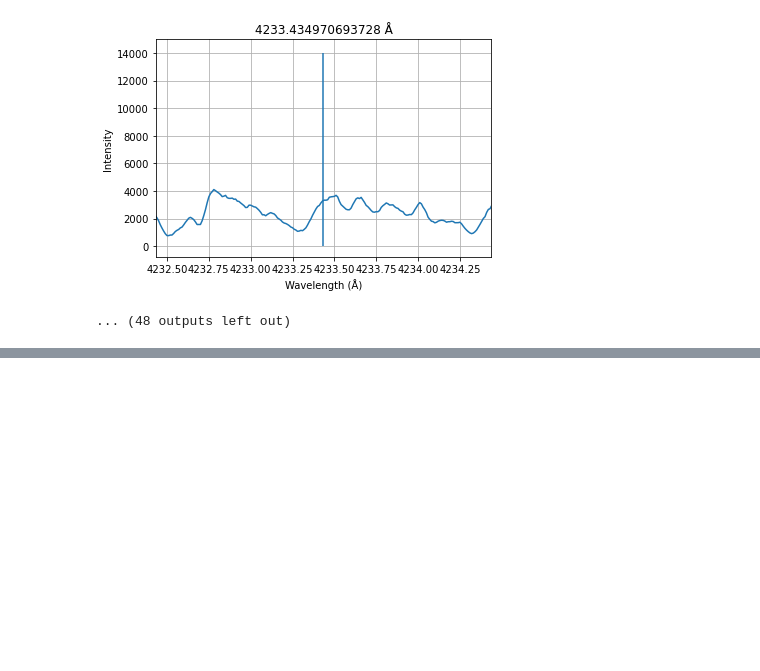
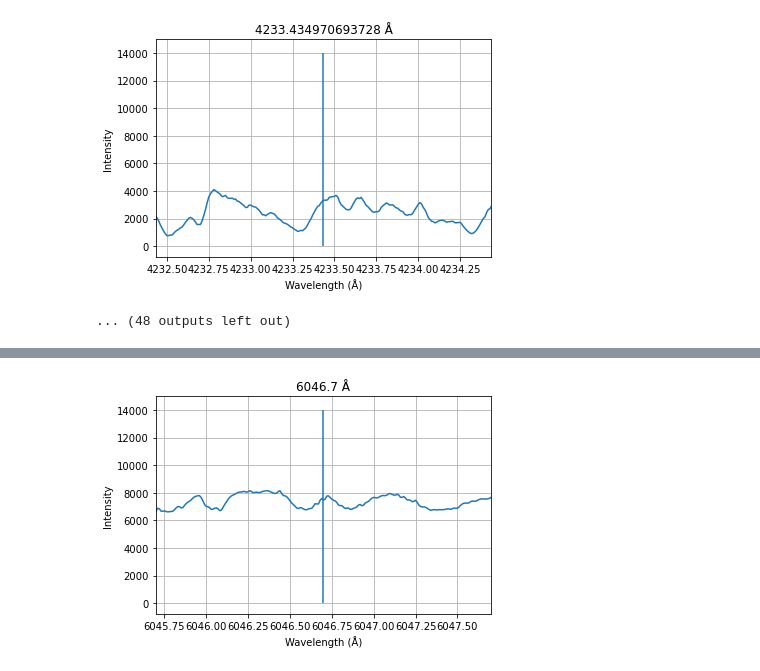
Before and after one commit to vanv1iet/Przybylski_Star_v1, a Jupyter notebook: spectrumPlotTest.ipynb, the cells around one changed output, grey strips where cells are left out. Saved outputs shown, nothing was run; the diff lists cells and outputs as text; code cells hidden in the pictures; blank space fills up the shorter version.

```diff
--- a/spectrumPlotTest.ipynb
+++ b/spectrumPlotTest.ipynb
@@ -480,0 +447,5 @@ plt.show()
+# %%
+isline(wavelength, spectArrA, 6046.70, 2)
+# no line -- good
+# %% [output]
+[figure, added]
```
Also changed, not shown: parts of 12 cells of this notebook, 2 other files.
